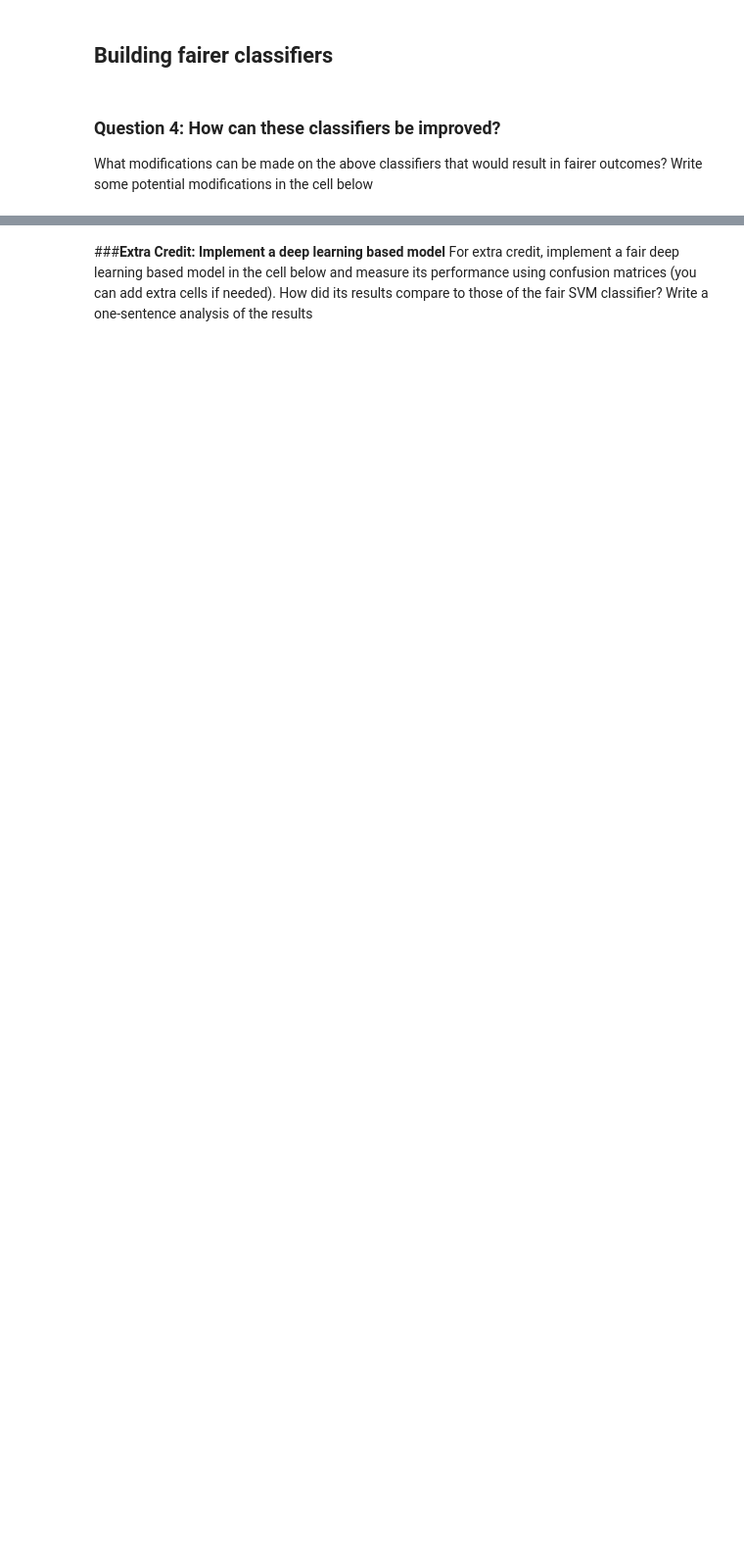
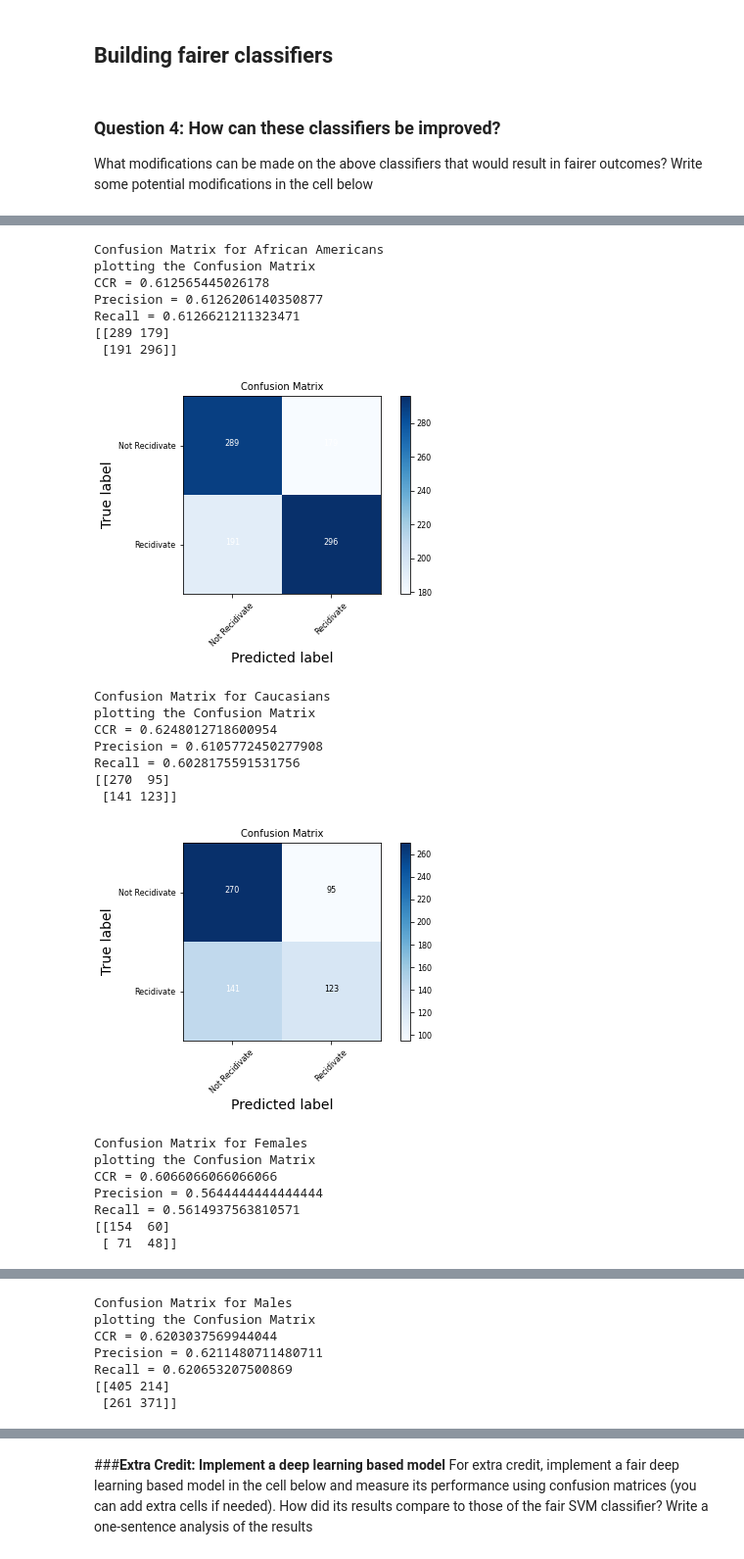
Before and after one commit to sas448/hw1, a Jupyter notebook: Homework1.ipynb, the cells around one changed output, grey strips where cells are left out. Shown: that part at 98% size. Drawn from its saved outputs; the diff is of its cells as text; code cells hidden in the pictures; blank space fills up the shorter version.

```diff
--- a/Homework1.ipynb
+++ b/Homework1.ipynb
@@ -696 +875,40 @@ What modifications can be made on the above classifiers that would result in fai
 Using your suggested modifications above, modify one of the simple classifiers in order to produce a fairer model. Implement this model and plot the resulting confusion matrices below
+# %%
+new_classifier = SVC(gamma='auto', C=1, kernel ='sigmoid') #just use the default values
+new_classifier.fit(dataset_conditioned_train.features, dataset_conditioned_train.labels.ravel())
+print("Confusion Matrix for African Americans")
+african_american_predict = new_classifier.predict(african_american_samples)
+plot_conf_matrix(african_american_samples_label.to_numpy().ravel(), african_american_predict, class_names=['Not Recidivate', 'Recidivate'])
+print("Confusion Matrix for Caucasians")
+caucasian_new_prediction = new_classifier.predict(caucasian_samples)
+plot_conf_matrix(caucasian_samples_label.to_numpy().ravel(), caucasian_new_prediction, class_names=['Not Recidivate', 'Recidivate'])
+print("Confusion Matrix for Females")
+female_new_prediction = new_classifier.predict(female_samples)
+plot_conf_matrix(female_samples_label.to_numpy().ravel(), female_new_prediction, class_names=['Not Recidivate', 'Recidivate'])
+print("Confusion Matrix for Males")
+male_new_prediction = new_classifier.predict(male_samples)
+plot_conf_matrix(male_samples_label.to_numpy().ravel(), male_new_prediction, class_names=['Not Recidivate', 'Recidivate'])
+# %% [output]
+Confusion Matrix for African Americans
+plotting the Confusion Matrix
+CCR = 0.612565445026178
+Precision = 0.6126206140350877
+Recall = 0.6126621211323471
+[[289 179]
+ [191 296]]
+[figure, added]
+Confusion Matrix for Caucasians
+plotting the Confusion Matrix
+CCR = 0.6248012718600954
+Precision = 0.6105772450277908
+Recall = 0.6028175591531756
+[[270  95]
+ [141 123]]
+[figure, added]
+Confusion Matrix for Females
+plotting the Confusion Matrix
+CCR = 0.6066066066066066
+Precision = 0.5644444444444444
+Recall = 0.5614937563810571
+[[154  60]
+ [ 71  48]]
@@ -696,0 +916,7 @@ Using your suggested modifications above, modify one of the simple classifiers i
+Confusion Matrix for Males
+plotting the Confusion Matrix
+CCR = 0.6203037569944044
+Precision = 0.6211480711480711
+Recall = 0.620653207500869
+[[405 214]
+ [261 371]]
```
Also changed, not shown: parts of 40 cells of this notebook.
